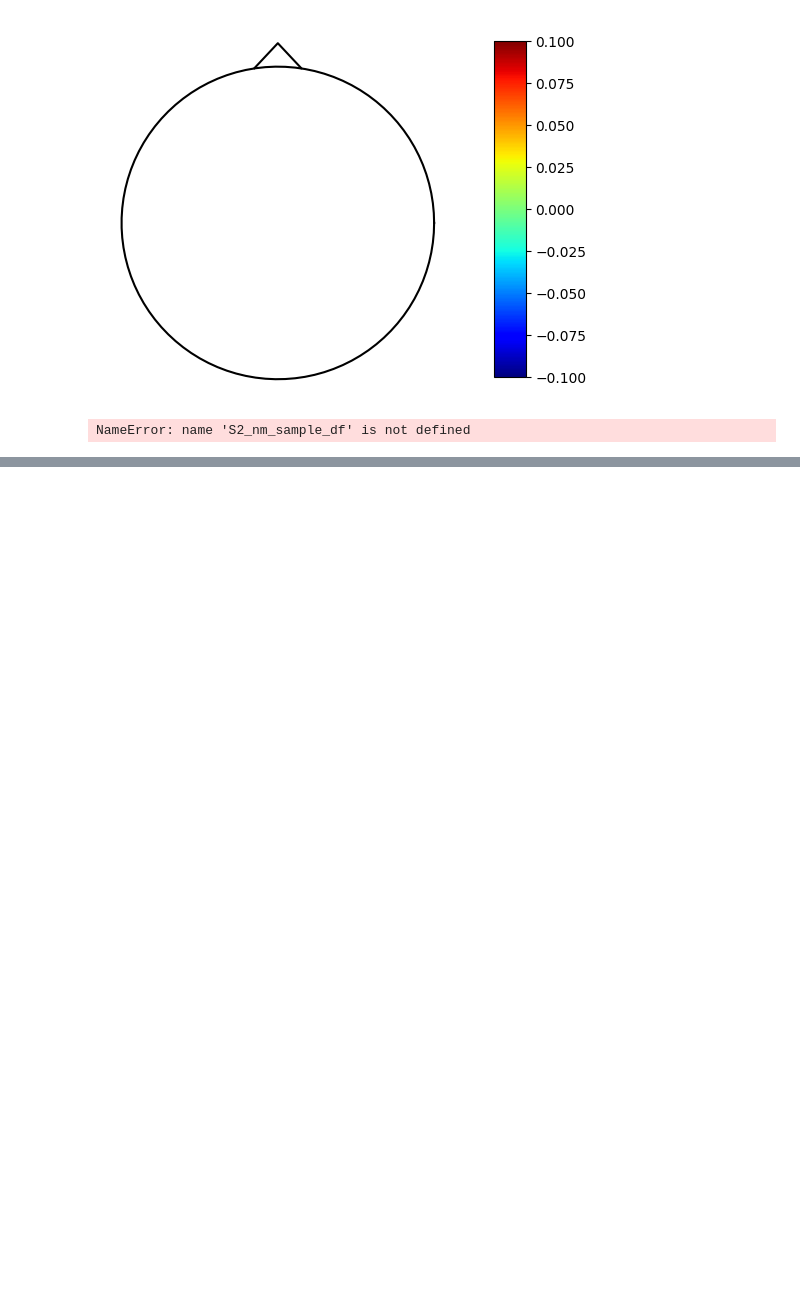
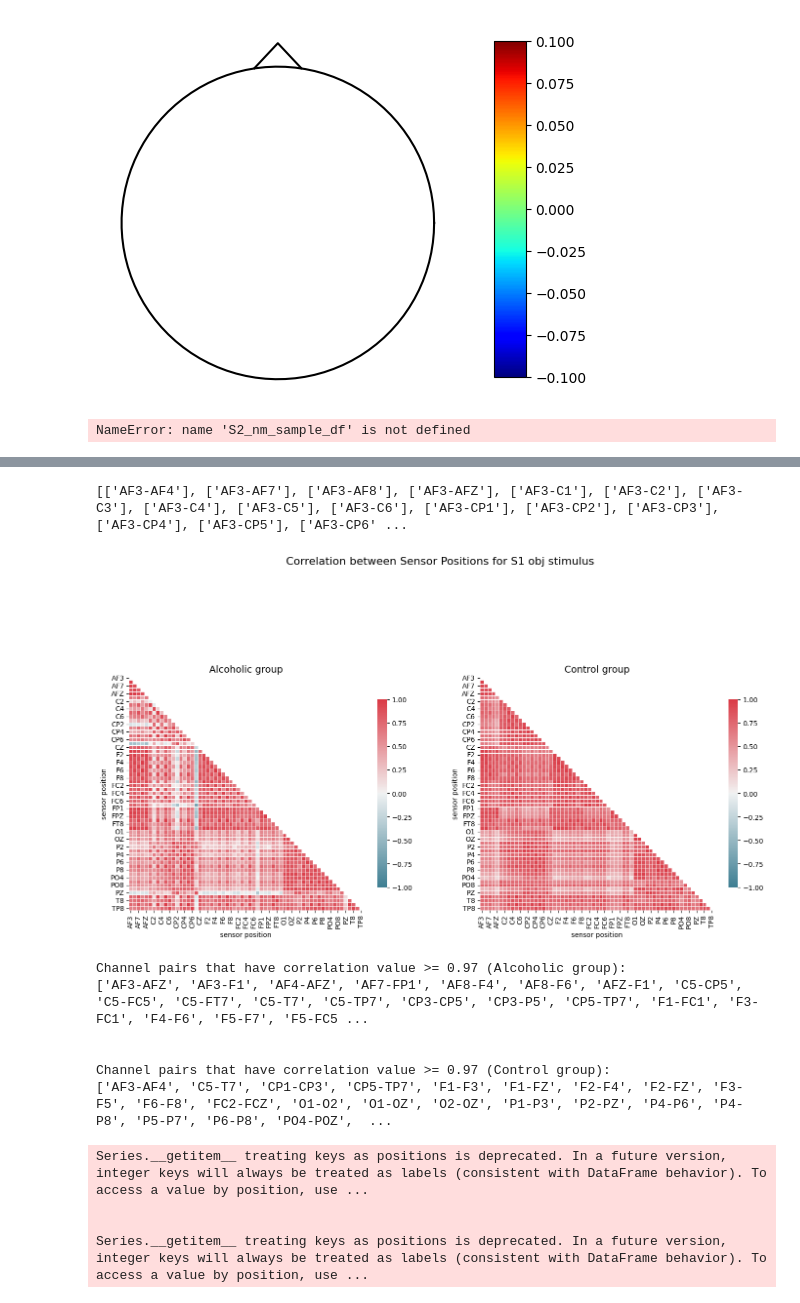
Before and after one commit to sher1ock-jp/EEG-basic, a Jupyter notebook: eeg-alocohol.ipynb, the cells around one changed output, grey strips where cells are left out. Cells and saved outputs as stored; diff of their text form; code cells hidden in the pictures; blank space fills up the shorter version.

```diff
--- a/eeg-alocohol.ipynb
+++ b/eeg-alocohol.ipynb
@@ -461,3 +499,7 @@ for column in sample_corr_df.columns:
         if column != sample_corr_df.index[i]:
             temp_pair = [column + '-' + sample_corr_df.index[i]]
             list_of_pairs.append(temp_pair)
+# %%
+print(list_of_pairs)
+# %% [output]
+[['AF3-AF4'], ['AF3-AF7'], ['AF3-AF8'], ['AF3-AFZ'], ['AF3-C1'], ['AF3-C2'], ['AF3-C3'], ['AF3-C4'], ['AF3-C5'], ['AF3-C6'], ['AF3-CP1'], ['AF3-CP2'], ['AF3-CP3'], ['AF3-CP4'], ['AF3-CP5'], ['AF3-CP6' ...
@@ -463,0 +524,46 @@ for column in sample_corr_df.columns:
+# %%
+def plot_sensors_correlation(df, threshold_value):
+    """Funtion plots the the correlation plots between sensor positions for each group"""
+    correlations_alcoholic = pd.pivot_table(df[df['subject identifier'] == 'a'],
+                                          values='sensor value', index='sample num', columns='sensor position').corr()
+
+    correlations_control = pd.pivot_table(df[df['subject identifier'] == 'c'],
+                                          values='sensor value', index='sample num', columns='sensor position').corr()
+
+    fig = plt.figure(figsize=(17,10))
+    ax = fig.add_subplot(121)
+    ax.set_title('Alcoholic group', fontsize=14)
+    mask = np.zeros_like(correlations_alcoholic, dtype=np.bool_)
+    mask[np.triu_indices_from(mask)] = True
+    cmap = sns.diverging_palette(220, 10, as_cmap=True)
+    sns.heatmap(correlations_alcoholic, mask=mask, cmap=cmap, vmin=-1, vmax=1, center=0,
+                square=True, linewidths=.5, cbar_kws={"shrink": .5})
+
+    ax = fig.add_subplot(122)
+    ax.set_title('Control group', fontsize=14)
+    mask = np.zeros_like(correlations_control, dtype=np.bool_)
+    mask[np.triu_indices_from(mask)] = True
+    cmap = sns.diverging_palette(220, 10, as_cmap=True)
+    sns.heatmap(correlations_control, mask=mask, cmap=cmap, vmin=-1, vmax=1, center=0,
+                square=True, linewidths=.5, cbar_kws={"shrink": .5})
+
+    plt.suptitle('Correlation between Sensor Positions for ' + df['matching condition'].unique()[0] + ' stimulus', fontsize=16)
+    plt.show()
+
+    get_correlated_pairs_sample(threshold=threshold_value, correlation_df=correlations_alcoholic, group='Alcoholic')
+    print('\n')
+    get_correlated_pairs_sample(threshold=threshold_value, correlation_df=correlations_control, group='Control')
+# %%
+plot_sensors_correlation(df=S1_sample_df, threshold_value=.97)
+# %% [output]
+[figure, added]
+Channel pairs that have correlation value >= 0.97 (Alcoholic group):
+['AF3-AFZ', 'AF3-F1', 'AF4-AFZ', 'AF7-FP1', 'AF8-F4', 'AF8-F6', 'AFZ-F1', 'C5-CP5', 'C5-FC5', 'C5-FT7', 'C5-T7', 'C5-TP7', 'CP3-CP5', 'CP3-P5', 'CP5-TP7', 'F1-FC1', 'F3-FC1', 'F4-F6', 'F5-F7', 'F5-FC5 ...
+
+
+Channel pairs that have correlation value >= 0.97 (Control group):
+['AF3-AF4', 'C5-T7', 'CP1-CP3', 'CP5-TP7', 'F1-F3', 'F1-FZ', 'F2-F4', 'F2-FZ', 'F3-F5', 'F6-F8', 'FC2-FCZ', 'O1-O2', 'O1-OZ', 'O2-OZ', 'P1-P3', 'P2-PZ', 'P4-P6', 'P4-P8', 'P5-P7', 'P6-P8', 'PO4-POZ',  ...
+Series.__getitem__ treating keys as positions is deprecated. In a future version, integer keys will always be treated as labels (consistent with DataFrame behavior). To access a value by position, use ...
+
+
+Series.__getitem__ treating keys as positions is deprecated. In a future version, integer keys will always be treated as labels (consistent with DataFrame behavior). To access a value by position, use ...
```
Also changed, not shown: parts of 4 cells of this notebook.
